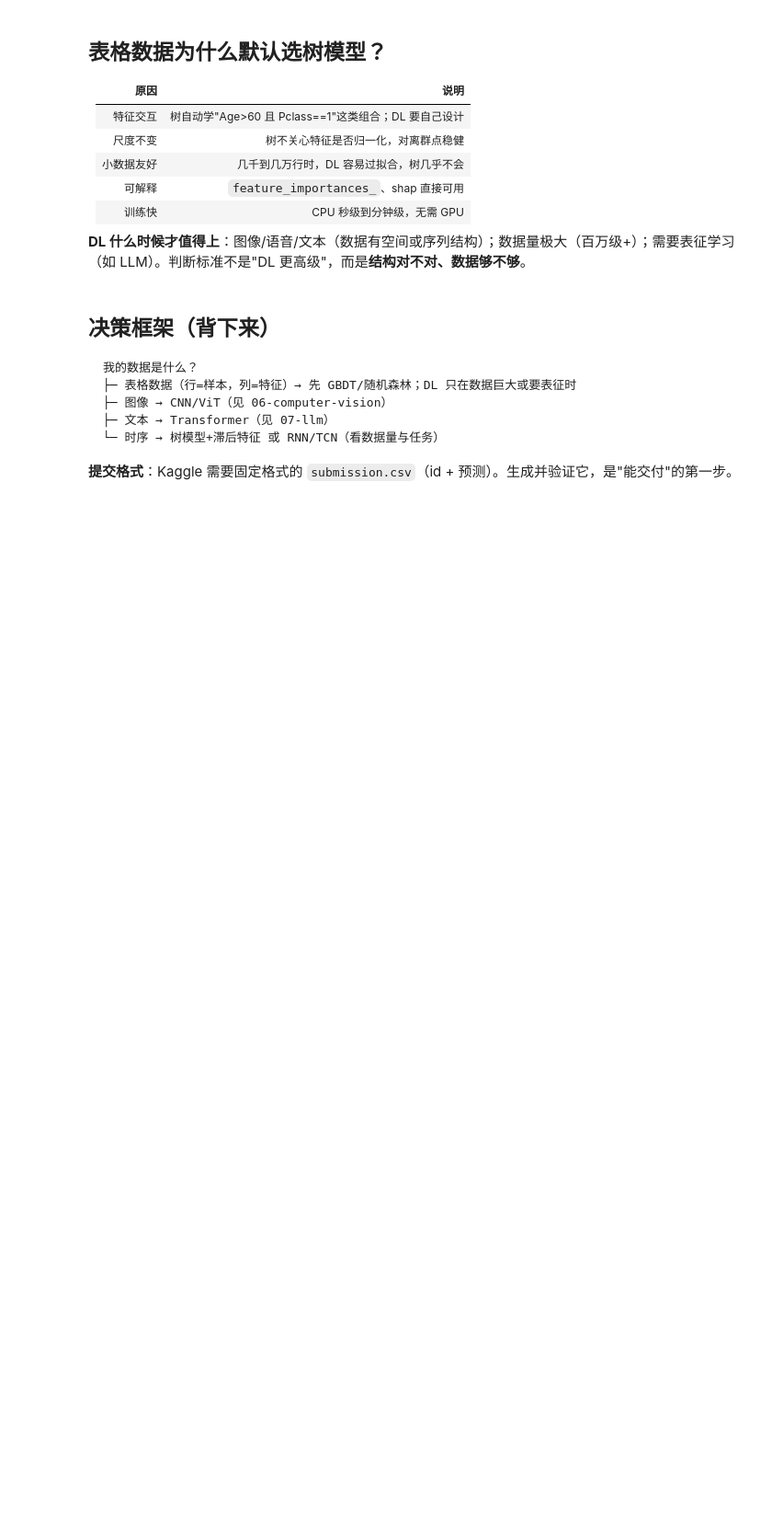
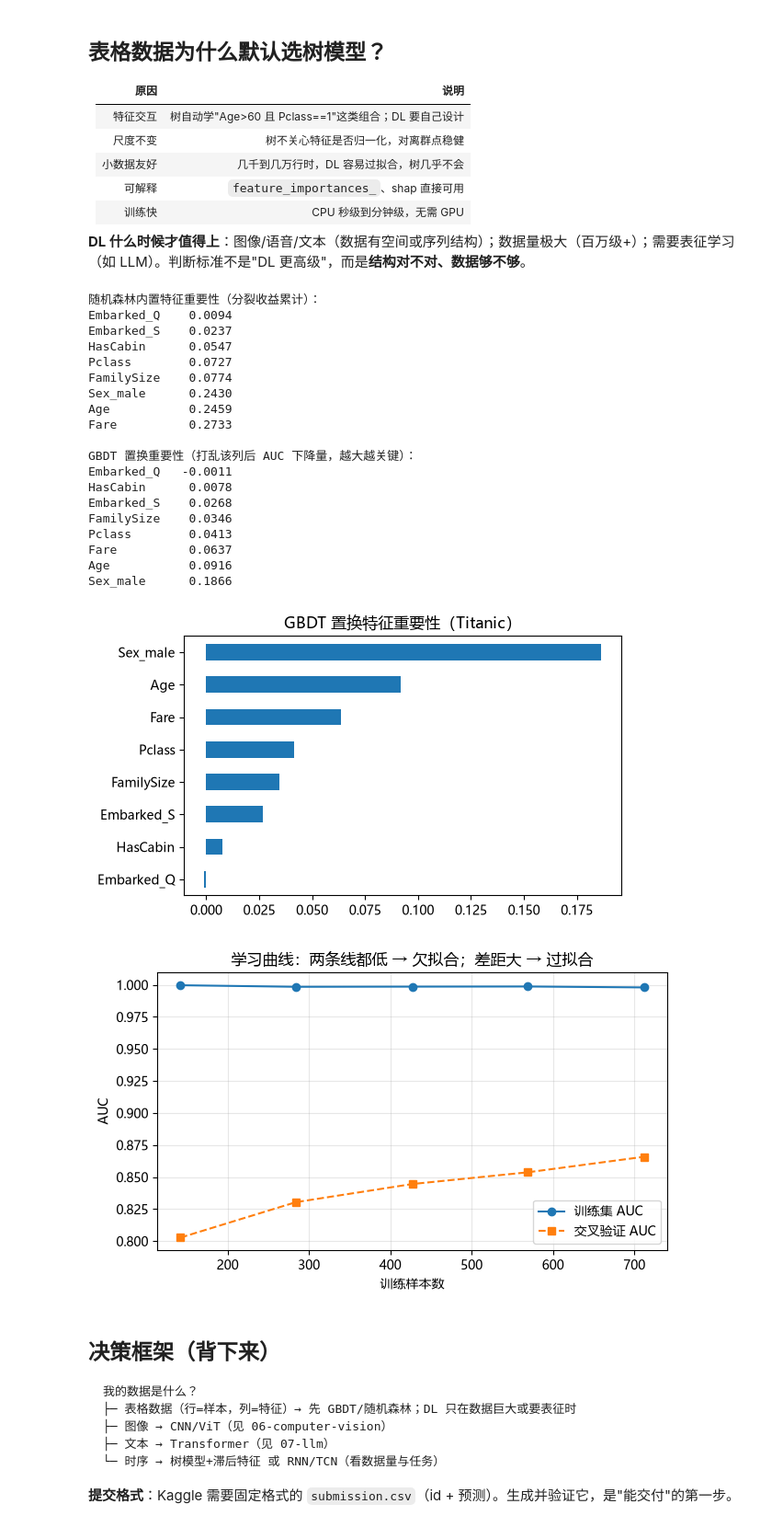
Before and after one commit to nathanpenny520/DeepLearningCourseForMe, a Jupyter notebook: 08-applied-ml/02-baselines-tabular/baselines-tabular.ipynb, the cells around one changed output. Shown at 92% size. Saved outputs shown, nothing was run; the diff lists cells and outputs as text; code cells hidden in the pictures; blank space fills up the shorter version.

```diff
--- a/08-applied-ml/02-baselines-tabular/baselines-tabular.ipynb
+++ b/08-applied-ml/02-baselines-tabular/baselines-tabular.ipynb
@@ -114,25 +144,53 @@ for name, m in models.items():
 
 **DL 什么时候才值得上**：图像/语音/文本（数据有空间或序列结构）；数据量极大（百万级+）；需要表征学习（如 LLM）。判断标准不是"DL 更高级"，而是**结构对不对、数据够不够**。
 # %%
-# 特征重要性（GBDT 自带）
-imp = pd.Series(models["GBDT(Hist)"].feature_importances_, index=X.columns).sort_values()
-print("特征重要性：")
-print(imp.to_string())
-imp.plot(kind="barh", figsize=(6, 3.6))
-plt.title("GBDT 特征重要性（Titanic）")
+# 特征重要性：随机森林内置 importance + 模型无关的置换重要性（GBDT 用这个）
+imp = pd.Series(models["随机森林"].feature_importances_, index=X.columns).sort_values()
+print("随机森林内置特征重要性（分裂收益累计）：")
+print(imp.round(4).to_string())
+
+from sklearn.inspection import permutation_importance
+perm = permutation_importance(models["GBDT(Hist)"], X_te, y_te, n_repeats=5, random_state=0)
+imp2 = pd.Series(perm.importances_mean, index=X.columns).sort_values()
+print("\nGBDT 置换重要性（打乱该列后 AUC 下降量，越大越关键）：")
+print(imp2.round(4).to_string())
+imp2.plot(kind="barh", figsize=(6, 3.6))
+plt.title("GBDT 置换特征重要性（Titanic）")
 plt.tight_layout(); plt.show()
 
 # 学习曲线：数据量决定模型上限
 from sklearn.model_selection import learning_curve
 sizes, train_s, val_s = learning_curve(
     RandomForestClassifier(n_estimators=100, random_state=0), X, y,
     train_sizes=[0.2, 0.4, 0.6, 0.8, 1.0], cv=5, scoring="roc_auc")
 plt.figure(figsize=(6.5, 4))
 plt.plot(sizes, train_s.mean(1), "o-", label="训练集 AUC")
 plt.plot(sizes, val_s.mean(1), "s--", label="交叉验证 AUC")
 plt.xlabel("训练样本数"); plt.ylabel("AUC")
 plt.title("学习曲线：两条线都低 → 欠拟合；差距大 → 过拟合")
 plt.legend(); plt.grid(alpha=0.3); plt.tight_layout(); plt.show()
+# %% [output]
+随机森林内置特征重要性（分裂收益累计）：
+Embarked_Q    0.0094
+Embarked_S    0.0237
+HasCabin      0.0547
+Pclass        0.0727
+FamilySize    0.0774
+Sex_male      0.2430
+Age           0.2459
+Fare          0.2733
+
+GBDT 置换重要性（打乱该列后 AUC 下降量，越大越关键）：
+Embarked_Q   -0.0011
+HasCabin      0.0078
+Embarked_S    0.0268
+FamilySize    0.0346
+Pclass        0.0413
+Fare          0.0637
+Age           0.0916
+Sex_male      0.1866
+[figure, added]
+[figure, added]
 # %% [markdown]
 ## 决策框架（背下来）
 
```
Also changed, not shown: parts of 4 cells of this notebook, 11 other files.
